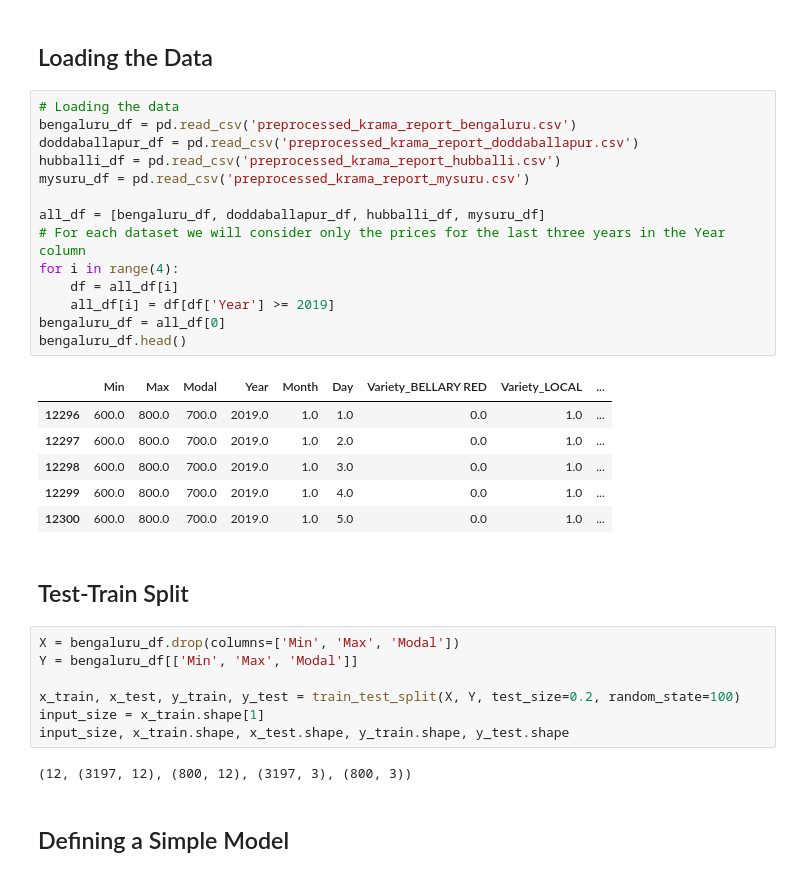
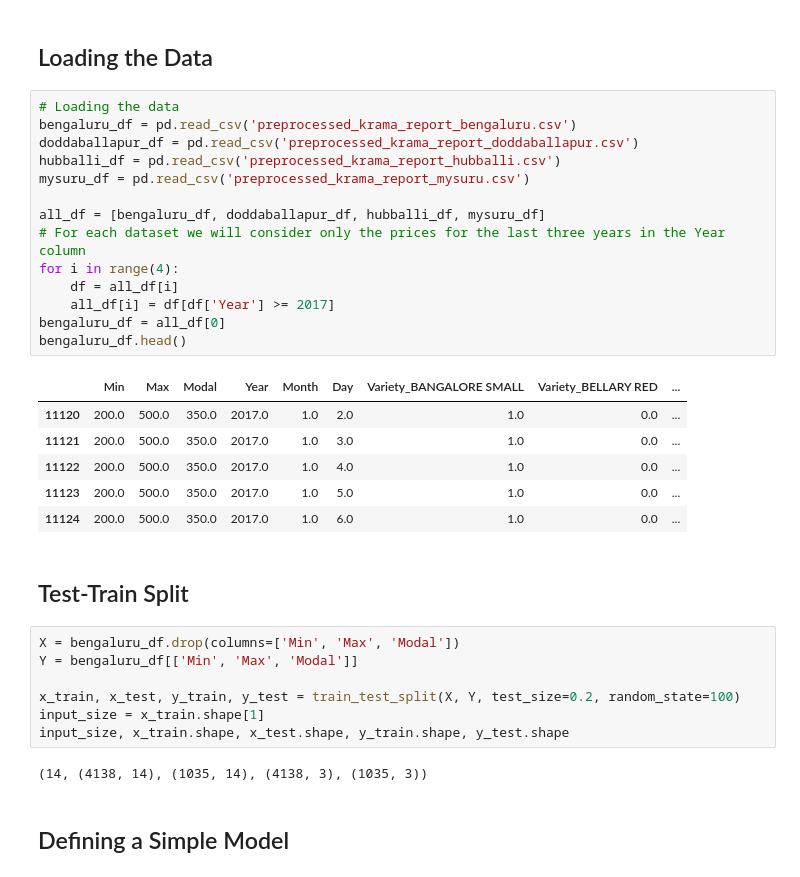
Before and after one commit to Tharun-v789/agripredict, a Jupyter notebook: PredictiveAnalysisDL.ipynb, the cells around one changed output. Cells and saved outputs as stored; diff of their text form.

```diff
--- a/PredictiveAnalysisDL.ipynb
+++ b/PredictiveAnalysisDL.ipynb
@@ -28,24 +28,24 @@ WARNING:tensorflow:From c:\Users\Thej Venkat\AppData\Local\Programs\Python\Pytho
 # %%
 # Loading the data
 bengaluru_df = pd.read_csv('preprocessed_krama_report_bengaluru.csv')
 doddaballapur_df = pd.read_csv('preprocessed_krama_report_doddaballapur.csv')
 hubballi_df = pd.read_csv('preprocessed_krama_report_hubballi.csv')
 mysuru_df = pd.read_csv('preprocessed_krama_report_mysuru.csv')
 
 all_df = [bengaluru_df, doddaballapur_df, hubballi_df, mysuru_df]
 # For each dataset we will consider only the prices for the last three years in the Year column
 for i in range(4):
     df = all_df[i]
-    all_df[i] = df[df['Year'] >= 2019]
+    all_df[i] = df[df['Year'] >= 2017]
 bengaluru_df = all_df[0]
 bengaluru_df.head()
 # %% [output]
-|  | Min | Max | Modal | Year | Month | Day | Variety_BELLARY RED | Variety_LOCAL | ... |
-| 12296 | 600.0 | 800.0 | 700.0 | 2019.0 | 1.0 | 1.0 | 0.0 | 1.0 | ... |
-| 12297 | 600.0 | 800.0 | 700.0 | 2019.0 | 1.0 | 2.0 | 0.0 | 1.0 | ... |
-| 12298 | 600.0 | 800.0 | 700.0 | 2019.0 | 1.0 | 3.0 | 0.0 | 1.0 | ... |
-| 12299 | 600.0 | 800.0 | 700.0 | 2019.0 | 1.0 | 4.0 | 0.0 | 1.0 | ... |
-| 12300 | 600.0 | 800.0 | 700.0 | 2019.0 | 1.0 | 5.0 | 0.0 | 1.0 | ... |
+|  | Min | Max | Modal | Year | Month | Day | Variety_BANGALORE SMALL | Variety_BELLARY RED | ... |
+| 11120 | 200.0 | 500.0 | 350.0 | 2017.0 | 1.0 | 2.0 | 1.0 | 0.0 | ... |
+| 11121 | 200.0 | 500.0 | 350.0 | 2017.0 | 1.0 | 3.0 | 1.0 | 0.0 | ... |
+| 11122 | 200.0 | 500.0 | 350.0 | 2017.0 | 1.0 | 4.0 | 1.0 | 0.0 | ... |
+| 11123 | 200.0 | 500.0 | 350.0 | 2017.0 | 1.0 | 5.0 | 1.0 | 0.0 | ... |
+| 11124 | 200.0 | 500.0 | 350.0 | 2017.0 | 1.0 | 6.0 | 1.0 | 0.0 | ... |
 # %% [markdown]
 ## Test-Train Split
 # %%
@@ -56,7 +56,7 @@ x_train, x_test, y_train, y_test = train_test_split(X, Y, test_size=0.2, random_
 input_size = x_train.shape[1]
 input_size, x_train.shape, x_test.shape, y_train.shape, y_test.shape
 # %% [output]
-(12, (3197, 12), (800, 12), (3197, 3), (800, 3))
+(14, (4138, 14), (1035, 14), (4138, 3), (1035, 3))
 # %% [markdown]
 ## Defining a Simple Model
 # %%
```
Also changed, not shown: parts of 10 cells of this notebook, 2 other files.
